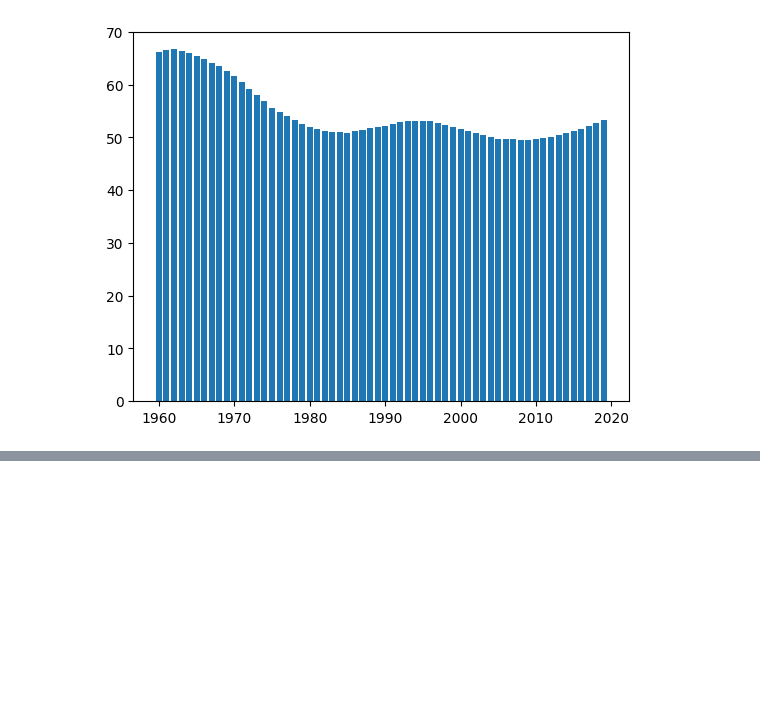
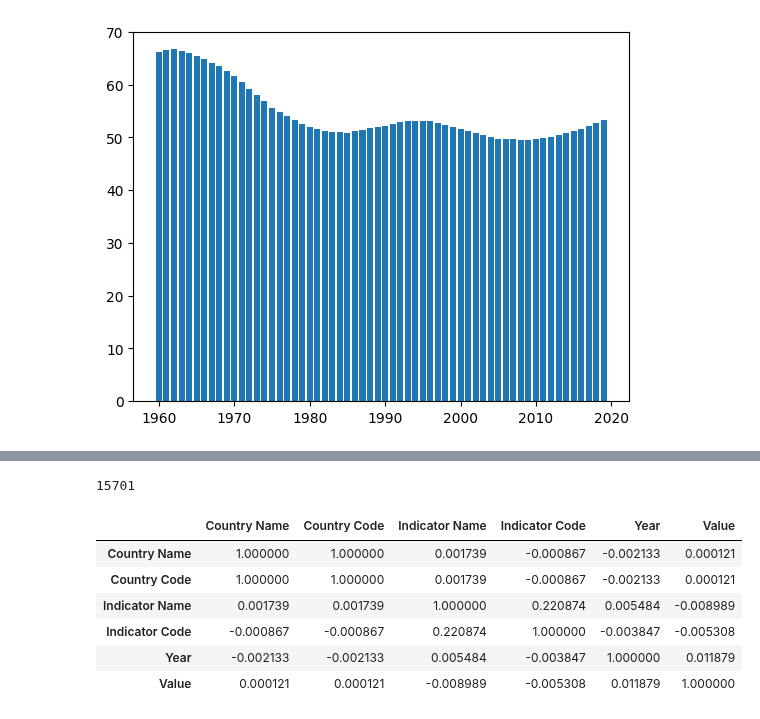
Before and after one commit to AkanchhaChoudhary/UCSanDiegoX-s-Data-Science-MicroMasters, a Jupyter notebook: Python_for_Data_Science/week-5/05a_Matplotlib_Notebook.ipynb, the cells around one changed output, grey strips where cells are left out. Drawn from its saved outputs; the diff is of its cells as text; code cells hidden in the pictures; blank space fills up the shorter version.

```diff
--- a/Python_for_Data_Science/week-5/05a_Matplotlib_Notebook.ipynb
+++ b/Python_for_Data_Science/week-5/05a_Matplotlib_Notebook.ipynb
@@ -569,0 +605,19 @@ plt.show()
+# %%
+indic.max()
+# %% [output]
+15701
+# %%
+data['Indicator Name']=data['Indicator Name'].astype('category').cat.codes
+data['Country Name']=data['Country Name'].astype('category').cat.codes
+data['Country Code']=data['Country Name'].astype('category').cat.codes
+data['Indicator Code']=data['Indicator Code'].astype('category').cat.codes
+
+data.corr()
+# %% [output]
+|  | Country Name | Country Code | Indicator Name | Indicator Code | Year | Value |
+| Country Name | 1.000000 | 1.000000 | 0.001739 | -0.000867 | -0.002133 | 0.000121 |
+| Country Code | 1.000000 | 1.000000 | 0.001739 | -0.000867 | -0.002133 | 0.000121 |
+| Indicator Name | 0.001739 | 0.001739 | 1.000000 | 0.220874 | 0.005484 | -0.008989 |
+| Indicator Code | -0.000867 | -0.000867 | 0.220874 | 1.000000 | -0.003847 | -0.005308 |
+| Year | -0.002133 | -0.002133 | 0.005484 | -0.003847 | 1.000000 | 0.011879 |
+| Value | 0.000121 | 0.000121 | -0.008989 | -0.005308 | 0.011879 | 1.000000 |
```
Also changed, not shown: parts of 8 cells of this notebook, 8 other files.
